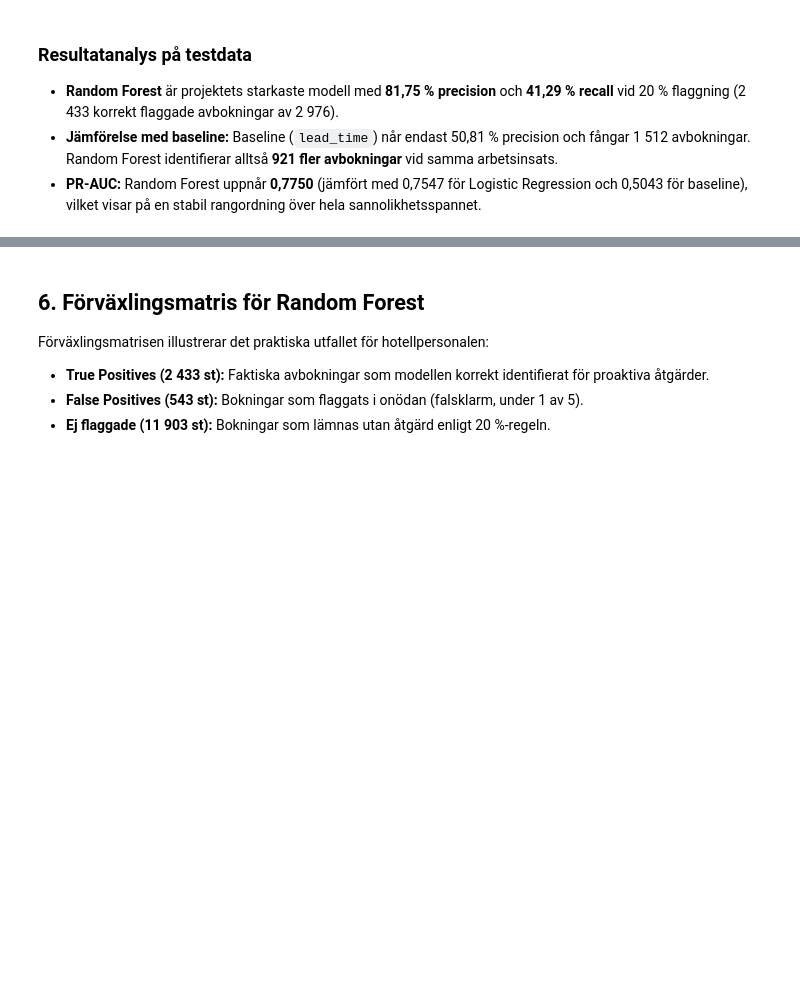
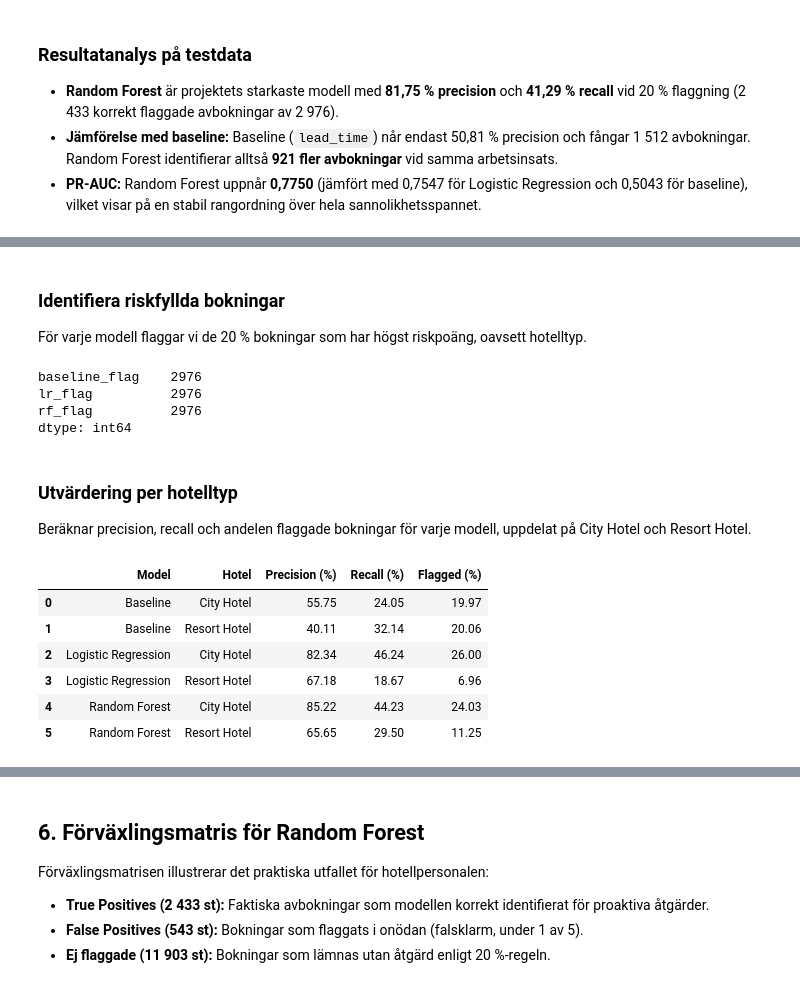
Before and after one commit to Shara-Hysen/data-science-group-project, a Jupyter notebook: notebooks/02_demonstration.ipynb, the cells around one changed output, grey strips where cells are left out. Saved outputs shown, nothing was run; the diff lists cells and outputs as text; code cells hidden in the pictures; blank space fills up the shorter version.

```diff
--- a/notebooks/02_demonstration.ipynb
+++ b/notebooks/02_demonstration.ipynb
@@ -175,0 +206,66 @@ plot_pr_curve(y_test, test_predictions)
+# %% [markdown]
+### Identifiera riskfyllda bokningar
+
+För varje modell flaggar vi de 20 % bokningar som har högst riskpoäng, oavsett hotelltyp.
+# %%
+# Flagga de 20 % med högst risk för varje modell
+hotel_comparison["baseline_flag"] = flag_top_share(
+    hotel_comparison["baseline_score"], share=0.20
+)
+
+hotel_comparison["lr_flag"] = flag_top_share(
+    hotel_comparison["lr_score"], share=0.20
+)
+
+hotel_comparison["rf_flag"] = flag_top_share(
+    hotel_comparison["rf_score"], share=0.20
+)
+
+# Kontrollera antalet flaggade bokningar
+hotel_comparison[
+    ["baseline_flag", "lr_flag", "rf_flag"]
+].sum()
+# %% [output]
+baseline_flag    2976
+lr_flag          2976
+rf_flag          2976
+dtype: int64
+# %% [markdown]
+### Utvärdering per hotelltyp
+
+Beräknar precision, recall och andelen flaggade bokningar för varje modell, uppdelat på City Hotel och Resort Hotel.
+# %%
+results = []
+
+for model, flag_col in {
+    "Baseline": "baseline_flag",
+    "Logistic Regression": "lr_flag",
+    "Random Forest": "rf_flag"
+}.items():
+
+    for hotel, group in hotel_comparison.groupby("hotel"):
+
+        metrics = evaluate_model(
+            group["is_canceled"],
+            group[flag_col]
+        )
+
+        results.append({
+            "Model": model,
+            "Hotel": hotel,
+            "Precision (%)": round(metrics["Precision"] * 100, 2),
+            "Recall (%)": round(metrics["Recall"] * 100, 2),
+            "Flagged (%)": round(group[flag_col].mean() * 100, 2)
+        })
+
+hotel_results = pd.DataFrame(results)
+
+hotel_results
+# %% [output]
+|  | Model | Hotel | Precision (%) | Recall (%) | Flagged (%) |
+| 0 | Baseline | City Hotel | 55.75 | 24.05 | 19.97 |
+| 1 | Baseline | Resort Hotel | 40.11 | 32.14 | 20.06 |
+| 2 | Logistic Regression | City Hotel | 82.34 | 46.24 | 26.00 |
+| 3 | Logistic Regression | Resort Hotel | 67.18 | 18.67 | 6.96 |
+| 4 | Random Forest | City Hotel | 85.22 | 44.23 | 24.03 |
+| 5 | Random Forest | Resort Hotel | 65.65 | 29.50 | 11.25 |
```
Also changed, not shown: parts of 9 cells of this notebook, 1 other file.
